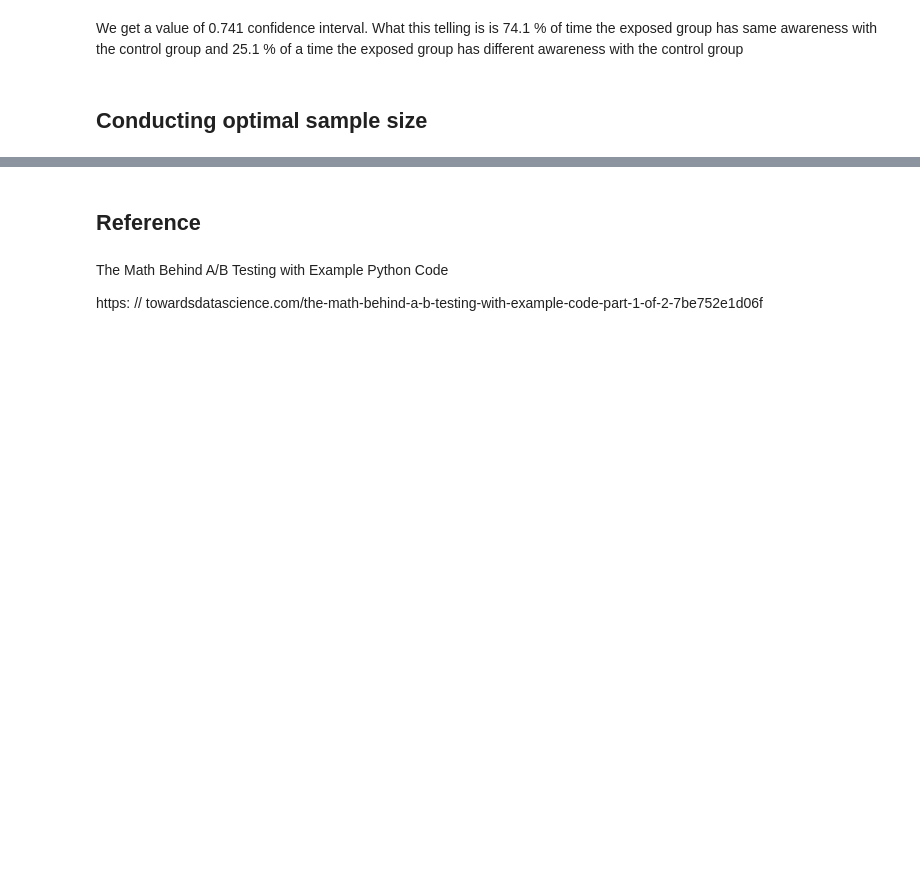
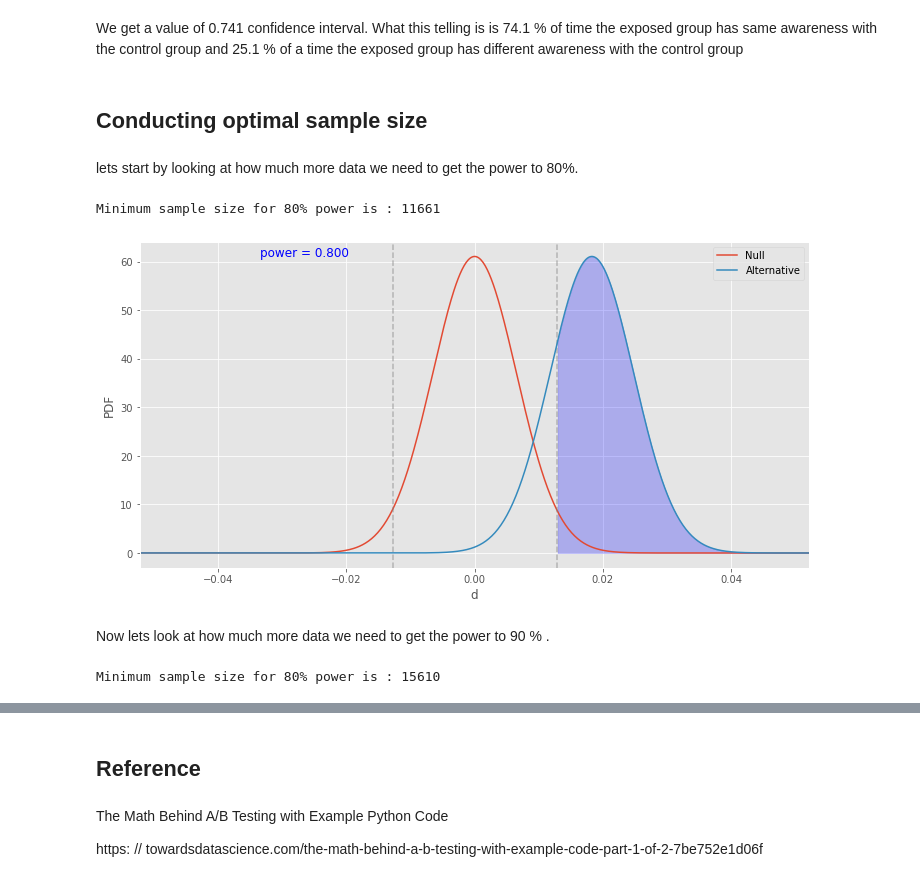
Before and after one commit to eandualem/ABTesting, a Jupyter notebook: notebooks/classical-ab-testing.ipynb, the cells around one changed output, grey strips where cells are left out. Drawn from its saved outputs; the diff is of its cells as text; code cells hidden in the pictures; blank space fills up the shorter version.

```diff
--- a/notebooks/classical-ab-testing.ipynb
+++ b/notebooks/classical-ab-testing.ipynb
@@ -409,3 +422,33 @@ plt.show()
 We get a value of 0.741 confidence interval. What this telling is is 74.1 % of time the exposed group has same awareness with the control group and 25.1 % of a time the exposed group has different awareness with the control group
 # %% [markdown]
 ## Conducting optimal sample size
+# %% [markdown]
+lets start by looking at how much more data we need to get the power to 80%.
+# %%
+def min_sample_size(bcr, mde, power=0.8, sig_level=0.05):
+    standard_norm = scs.norm(0, 1)
+    Z_beta = standard_norm.ppf(power)
+    Z_alpha = standard_norm.ppf(1-sig_level/2)
+    pooled_prob = (bcr + bcr+mde) / 2
+    min_N = (2 * pooled_prob * (1 - pooled_prob) * (Z_beta + Z_alpha)**2/ mde**2)
+    return min_N
+# %%
+power = 0.8
+sig_level = 0.05
+sample_80 = round(min_sample_size(cont_rate, diff, power,  sig_level))
+print(f'Minimum sample size for 80% power is : {sample_80} ')
+# %% [output]
+Minimum sample size for 80% power is : 11661
+# %%
+abplot(sample_80, sample_80, cont_rate, diff, show_power=True)
+# %% [output]
+[figure, added]
+# %% [markdown]
+Now lets look at how much more data we need to get the power to 90 % .
+# %%
+power = 0.9
+sig_level = 0.05
+sample_80 = round(min_sample_size(cont_rate, diff, power,  sig_level))
+print(f'Minimum sample size for 80% power is : {sample_80} ')
+# %% [output]
+Minimum sample size for 80% power is : 15610
```
Also changed, not shown: parts of 10 cells of this notebook.
